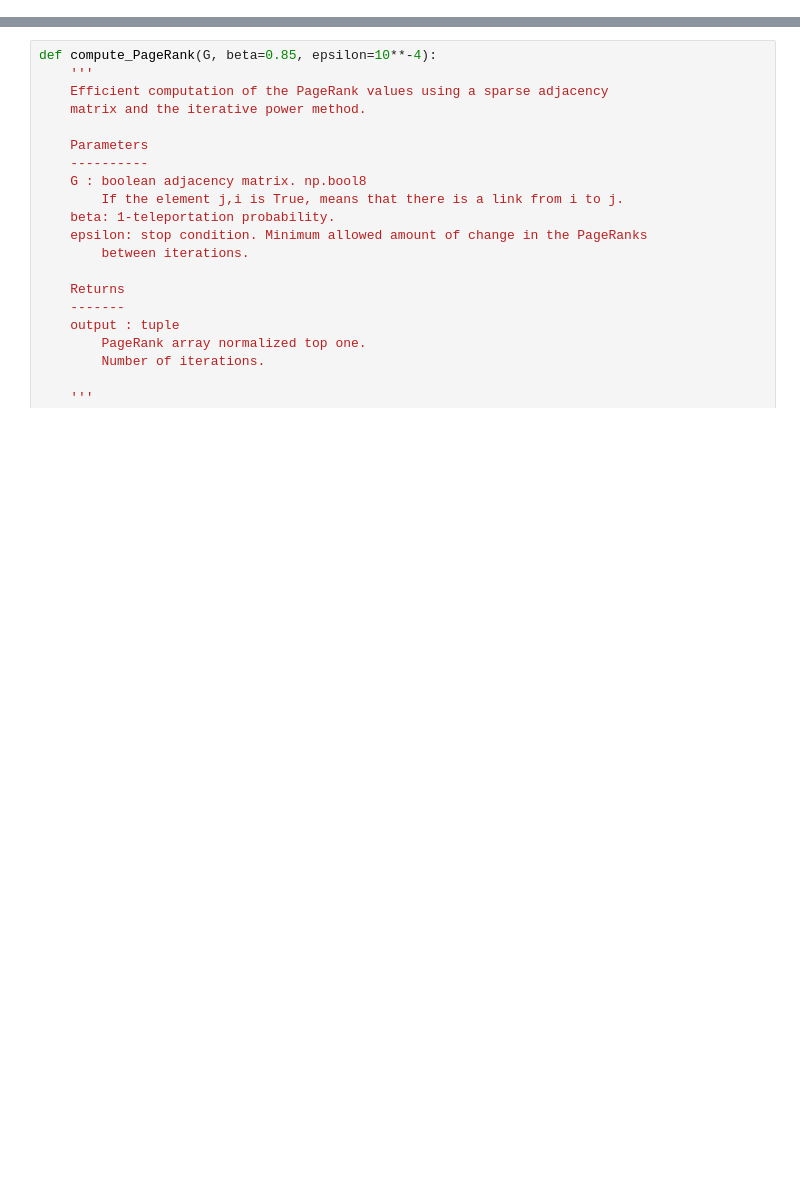
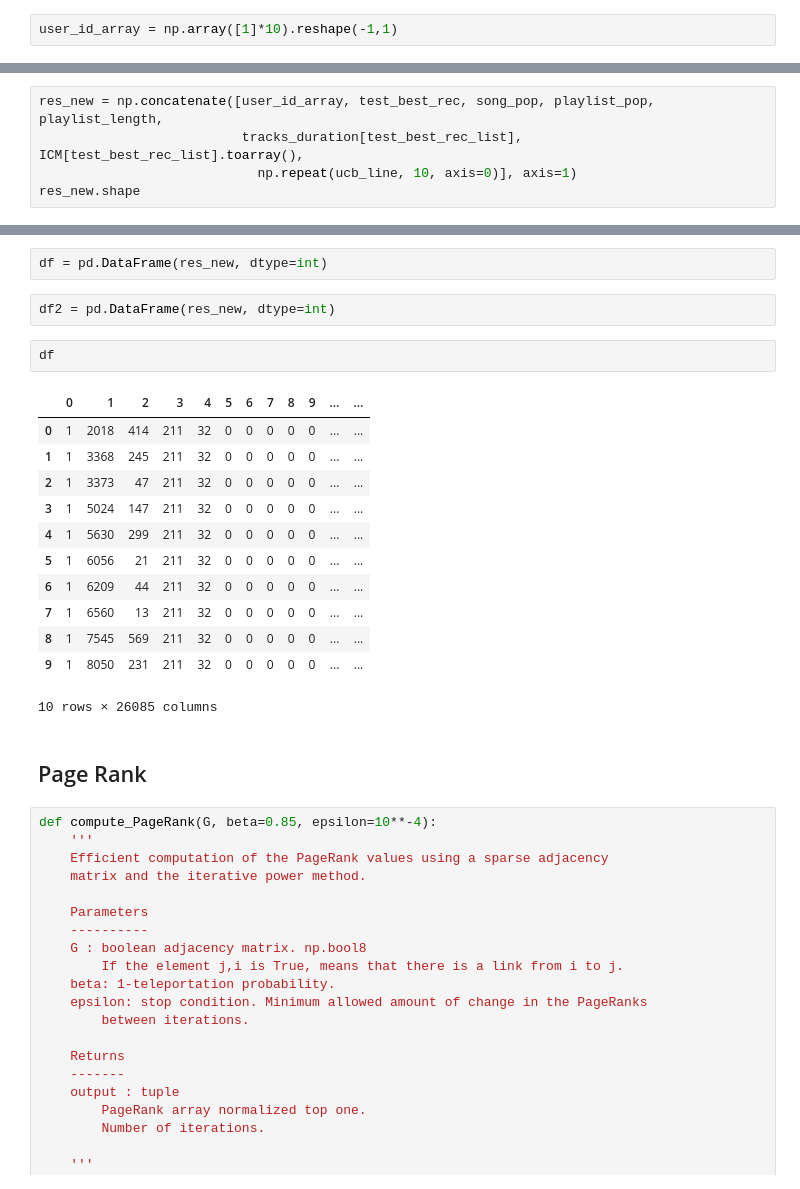
Before and after one commit to federicoBetti/Recommender-System-Competition, a Jupyter notebook: root_test.ipynb, the cells around one changed output, grey strips where cells are left out. Drawn from its saved outputs; the diff is of its cells as text; blank space fills up the shorter version.

```diff
--- a/root_test.ipynb
+++ b/root_test.ipynb
@@ -10,0 +84,2 @@ import importlib
+# %%
+user_id_array = np.array([1]*10).reshape(-1,1)
@@ -10,0 +127,5 @@ import importlib
+# %%
+res_new = np.concatenate([user_id_array, test_best_rec, song_pop, playlist_pop, playlist_length,
+                          tracks_duration[test_best_rec_list], ICM[test_best_rec_list].toarray(),
+                            np.repeat(ucb_line, 10, axis=0)], axis=1)
+res_new.shape
@@ -11,3 +163,24 @@ import importlib
+# %%
+df = pd.DataFrame(res_new, dtype=int)
+# %%
+df2 = pd.DataFrame(res_new, dtype=int)
+# %%
+df
+# %% [output]
+|  | 0 | 1 | 2 | 3 | 4 | 5 | 6 | 7 | 8 | 9 | ... | ... |
+| 0 | 1 | 2018 | 414 | 211 | 32 | 0 | 0 | 0 | 0 | 0 | ... | ... |
+| 1 | 1 | 3368 | 245 | 211 | 32 | 0 | 0 | 0 | 0 | 0 | ... | ... |
+| 2 | 1 | 3373 | 47 | 211 | 32 | 0 | 0 | 0 | 0 | 0 | ... | ... |
+| 3 | 1 | 5024 | 147 | 211 | 32 | 0 | 0 | 0 | 0 | 0 | ... | ... |
+| 4 | 1 | 5630 | 299 | 211 | 32 | 0 | 0 | 0 | 0 | 0 | ... | ... |
+| 5 | 1 | 6056 | 21 | 211 | 32 | 0 | 0 | 0 | 0 | 0 | ... | ... |
+| 6 | 1 | 6209 | 44 | 211 | 32 | 0 | 0 | 0 | 0 | 0 | ... | ... |
+| 7 | 1 | 6560 | 13 | 211 | 32 | 0 | 0 | 0 | 0 | 0 | ... | ... |
+| 8 | 1 | 7545 | 569 | 211 | 32 | 0 | 0 | 0 | 0 | 0 | ... | ... |
+| 9 | 1 | 8050 | 231 | 211 | 32 | 0 | 0 | 0 | 0 | 0 | ... | ... |
+10 rows × 26085 columns
+# %% [markdown]
+## Page Rank
 # %%
 def compute_PageRank(G, beta=0.85, epsilon=10**-4):
     '''
```
Also changed, not shown: parts of 29 cells of this notebook, 2 other files.
